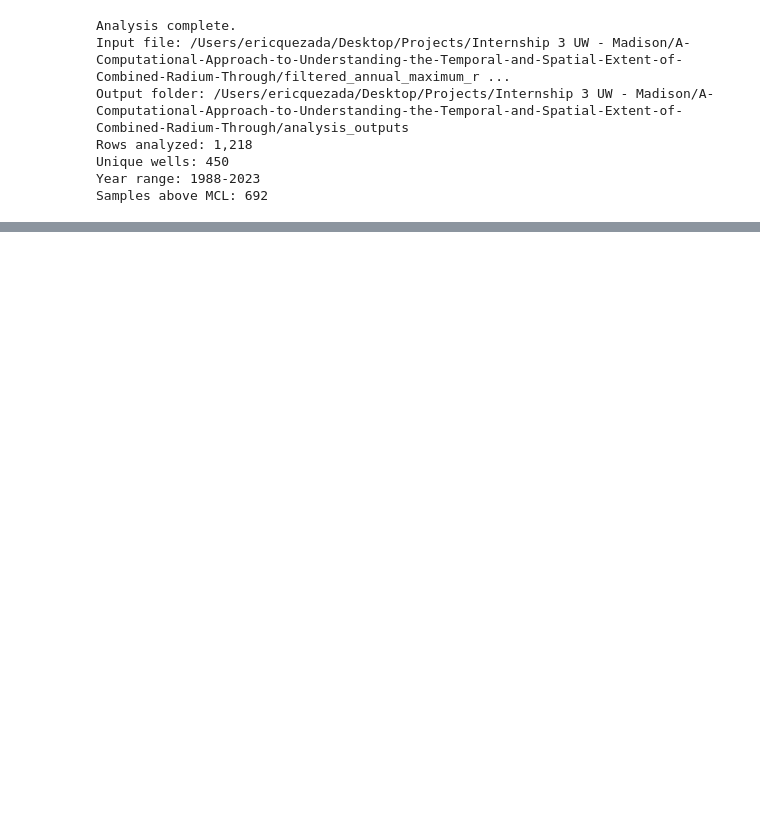
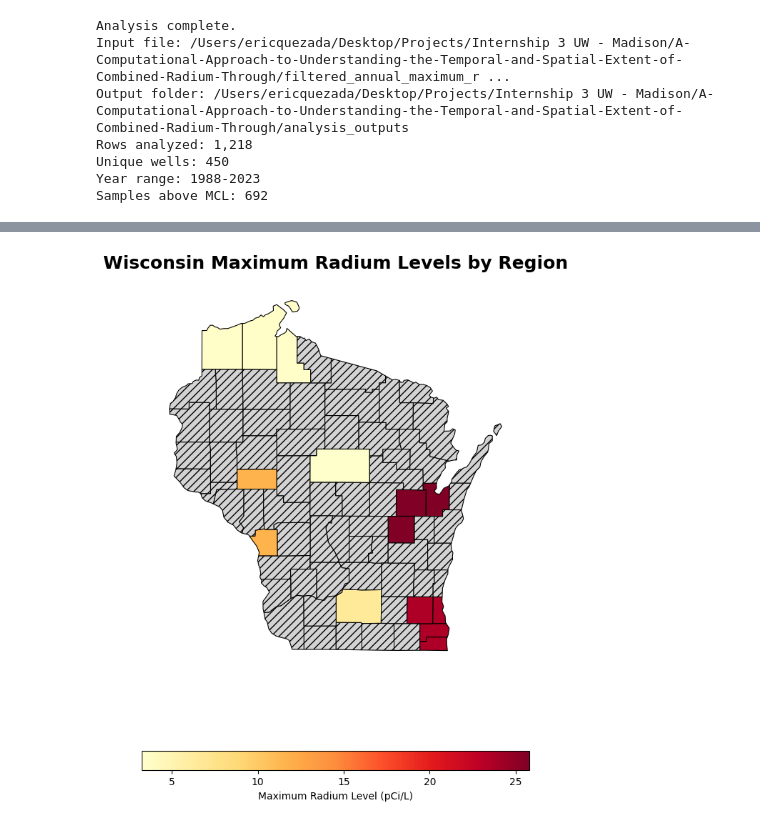
Before and after one commit to erquezada/A-Computational-Approach-to-Understanding-the-Temporal-and-Spatial-Extent-of-Combined-Radium-Through, a Jupyter notebook: UW.ipynb, the cells around one changed output, grey strips where cells are left out. Saved outputs shown, nothing was run; the diff lists cells and outputs as text; code cells hidden in the pictures; blank space fills up the shorter version.

```diff
--- a/UW.ipynb
+++ b/UW.ipynb
@@ -1025,0 +1388,85 @@ Samples above MCL: 692
+# %%
+import pandas as pd
+import matplotlib.pyplot as plt
+import geopandas as gpd
+
+data_file = "filtered_annual_maximum_radium.xlsx"
+
+try:
+    df = pd.read_excel(data_file)
+except FileNotFoundError:
+    print(f"Error: Could not find {data_file}.")
+    exit()
+
+county_col = "County"
+val_col = "Measured Amount"
+
+df[county_col] = df[county_col].astype(str).str.title().str.strip()
+df[val_col] = pd.to_numeric(df[val_col], errors="coerce")
+
+region_map = {
+    "Dane": "South Central",
+    "Milwaukee": "Southeast",
+    "Waukesha": "Southeast",
+    "Racine": "Southeast",
+    "Kenosha": "Southeast",
+    "Brown": "Northeast",
+    "Outagamie": "Northeast",
+    "Winnebago": "Northeast",
+    "Marathon": "Central",
+    "La Crosse": "Western",
+    "Eau Claire": "Western",
+    "Douglas": "Northern",
+    "Bayfield": "Northern",
+    "Ashland": "Northern",
+}
+
+df["Region"] = df[county_col].map(region_map)
+
+# Optional: remove rows that were not assigned a region
+df = df.dropna(subset=["Region"])
+
+region_data = df.groupby("Region")[val_col].max().reset_index()
+
+# Load county boundaries
+county_shapes_url = "https://www2.census.gov/geo/tiger/GENZ2021/shp/cb_2021_us_county_20m.zip"
+
+us_counties = gpd.read_file(county_shapes_url)
+wi_counties = us_counties[us_counties["STATEFP"] == "55"].copy()
+
+wi_counties["Region"] = wi_counties["NAME"].map(region_map)
+
+map_data = wi_counties.merge(
+    region_data,
+    on="Region",
+    how="left"
+)
+
+fig, ax = plt.subplots(figsize=(10, 10))
+
+map_data.plot(
+    column=val_col,
+    cmap="YlOrRd",
+    linewidth=0.8,
+    ax=ax,
+    edgecolor="black",
+    legend=True,
+    missing_kwds={
+        "color": "lightgrey",
+        "hatch": "///",
+        "label": "No Data"
+    },
+    legend_kwds={
+        "label": "Maximum Radium Level (pCi/L)",
+        "orientation": "horizontal",
+        "shrink": 0.7
+    }
+)
+
+ax.set_title("Wisconsin Maximum Radium Levels by Region", fontsize=18, fontweight="bold", pad=15)
+ax.axis("off")
+
+plt.savefig("wisconsin_region_radium_map.png", dpi=300, bbox_inches="tight")
+plt.show()
+# %% [output]
+[figure, added]
```
Also changed, not shown: parts of 6 cells of this notebook, 13 other files.
